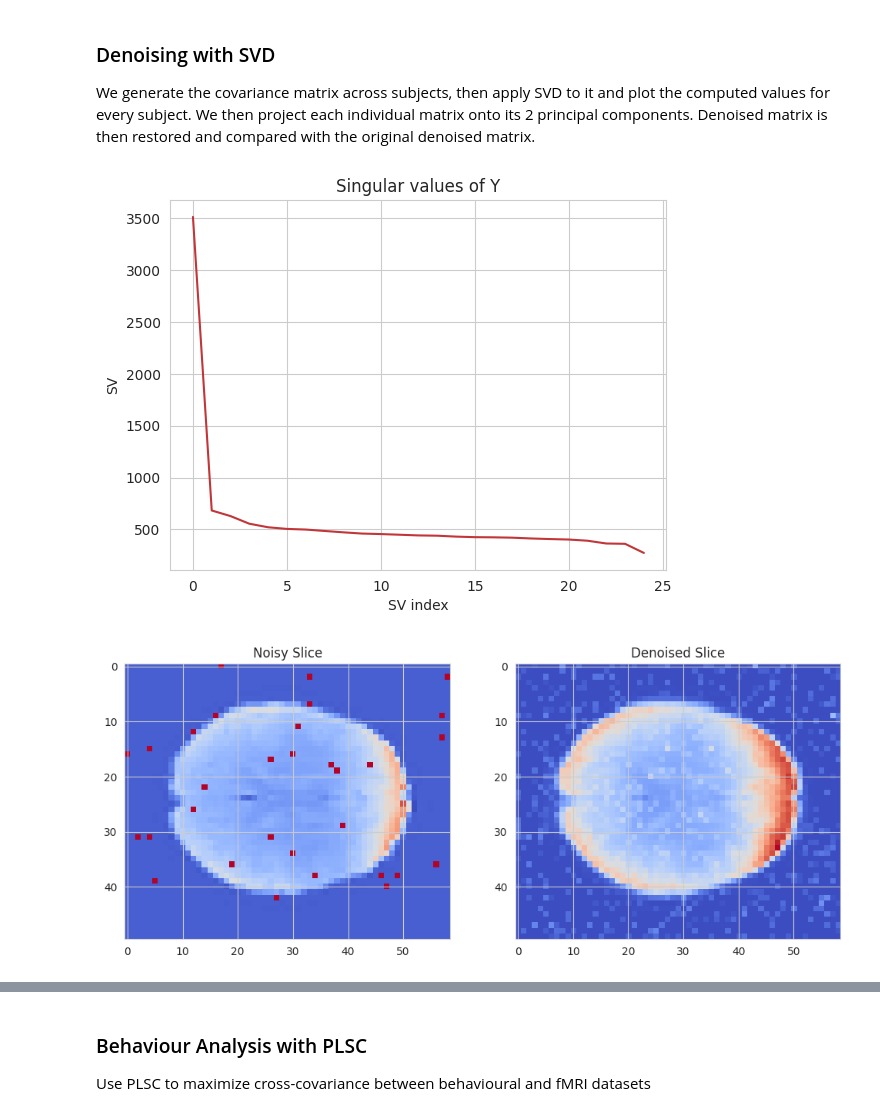
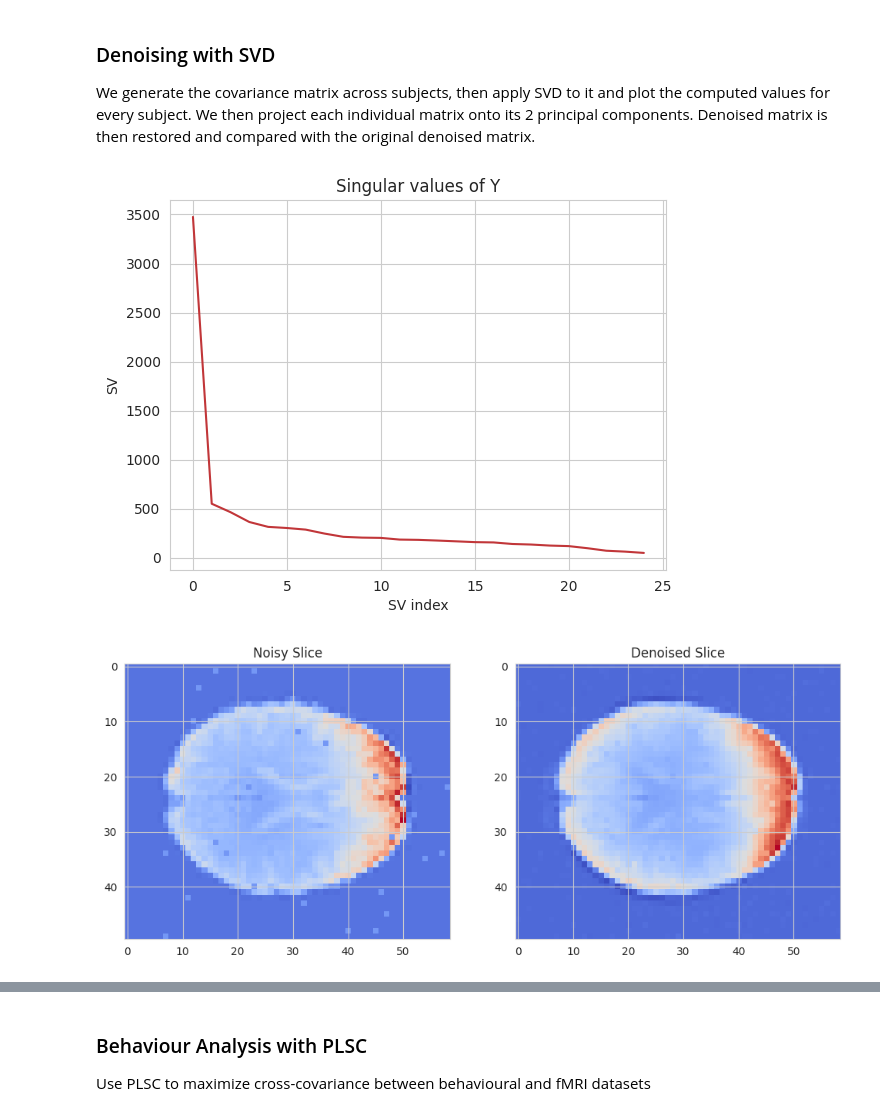
Before and after one commit to ludekcizinsky/fMRI-dimensionality-reduction, a Jupyter notebook: run.ipynb, the cells around one changed output, grey strips where cells are left out. Drawn from its saved outputs; the diff is of its cells as text; code cells hidden in the pictures.

```diff
--- a/run.ipynb
+++ b/run.ipynb
@@ -58,6 +58,10 @@ global IPS
 IPS = 168
 global N_SLICES
 N_SLICES = 50
+global X_DIM
+X_DIM = 50
+global Y_DIM
+Y_DIM = 59
 # %% [markdown]
 ### Check the phenotypic data
 
@@ -136,24 +140,26 @@ TR = round(IPS/2)
 sel_slice = round(N_SLICES/2)
 
 # Now we import each NIFTI image as numpy matrix, then select desired TR+slice
-matrices = []
+matrices_4D = []
+matrices_2D = []
 for i in range(N_SUBJECTS):
     img_i = nib.load(data.func[i])
     mat_i = img_i.get_fdata()
     #print(f"Upload of subject {i} completed...")
-    matrices.append(mat_i[:,:,sel_slice, TR])
+    matrices_4D.append(mat_i)
+    matrices_2D.append(mat_i[:,:,sel_slice, TR])
 print("Matrices loaded.")
 # %% [output]
 Matrices loaded.
 # %%
-# Add salt (white) noise by randomly setting some pixels of the matrix to the maximum value (255)
-salt_int = np.max(matrices[:])  # Max pixel value
+# Add salt (white) noise by randomly setting some pixels of the matrix to 255
+salt_int = 255  # Max pixel value
 salt_p = 0.01  # Probability of adding the noise
 
 # Iterate over pixels and matrices
 noisy_mats = []
 for k in range(N_SUBJECTS):
-    noisy_mat = np.copy(matrices[k])
+    noisy_mat = np.copy(matrices_2D[k])
     for i in range(noisy_mat.shape[0]):
         for j in range(noisy_mat.shape[1]):
             if random.random() < salt_p:
@@ -182,25 +188,24 @@ plt.show()
 We generate the covariance matrix across subjects, then apply SVD to it and plot the computed values for every subject. We then project each individual matrix onto its 2 principal components. Denoised matrix is then restored and compared with the original denoised matrix.
 # %%
 # Generate covariance matrix
-noisy_array = []
+noisy_arrays = np.zeros([X_DIM*Y_DIM, N_SUBJECTS])
 for k in range(N_SUBJECTS):
-    noisy_array.append(np.reshape(noisy_mats[k],[50*59,1]))
-noisy_arrays = np.concatenate(noisy_array,1)
+    noisy_arrays[:,k] = noisy_mats[k].flatten()
 cov_mat = np.cov(noisy_arrays.T)
 
 # Perform SVD
 U, S_2, Vt = np.linalg.svd(cov_mat, full_matrices = False)
 
 # Plot singular values of Y
 S = np.sqrt(S_2)
 plt.plot(S)
 plt.xlabel('SV index')
 plt.ylabel('SV')
 plt.title('Singular values of Y')
 plt.grid(True)
 plt.show()
 # %% [output]
-[figure, old version]
+[figure, new version]
 # %%
 # Pick the 2 principal components from SVD
 n_components = 2
@@ -223,4 +228,4 @@ plt.title('Denoised Slice')
 
 plt.show()
 # %% [output]
-[figure, old version]
+[figure, new version]
```
Also changed, not shown: parts of 12 cells of this notebook.
